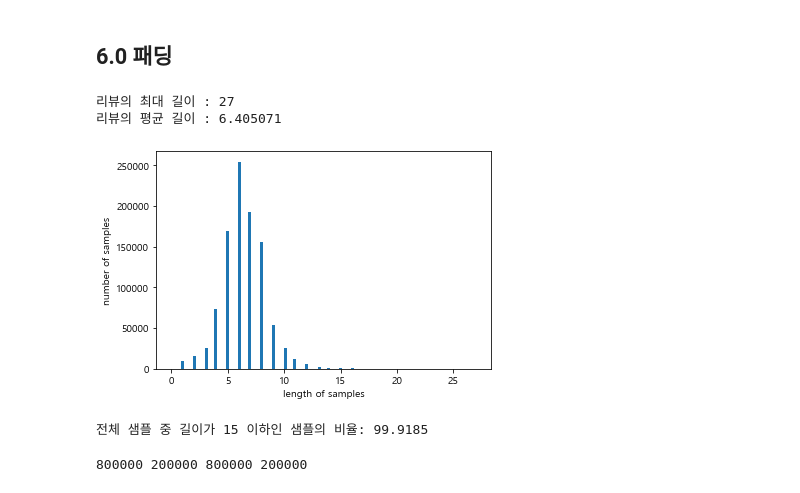
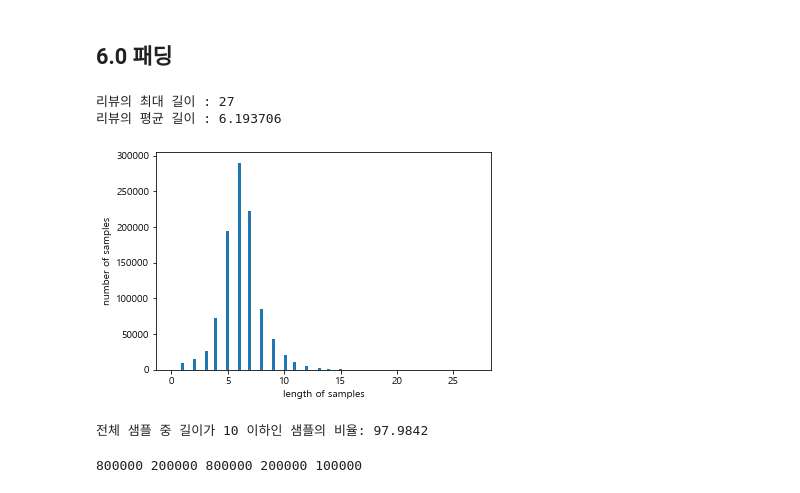
Before and after one commit to huitaek/contest-kostat-ai, a Jupyter notebook: preprocessing.ipynb, the cells around one changed output. Cells and saved outputs as stored; diff of their text form; code cells hidden in the pictures.

```diff
--- a/preprocessing.ipynb
+++ b/preprocessing.ipynb
@@ -356,11 +323,3 @@ plt.show()
 [figure]
 # %% [markdown]
 ## <b>3.0 데이터 정제</b>
-# %%
-train['text_obj'] = train['text_obj'].str.replace('[^ㄱ-ㅎㅏ-ㅣ가-힣 ]','').str.replace('^ +', '') # [ㄱ - ㅎ, ㅏ - ㅣ, 가 - 핳] 제외 제거
-train['text_mthd'] = train['text_mthd'].str.replace('[^ㄱ-ㅎㅏ-ㅣ가-힣 ]','').str.replace('^ +', '') # [ㄱ - ㅎ, ㅏ - ㅣ, 가 - 핳] 제외 제거
-train['text_deal'] = train['text_deal'].str.replace('[^ㄱ-ㅎㅏ-ㅣ가-힣 ]','').str.replace('^ +', '') # [ㄱ - ㅎ, ㅏ - ㅣ, 가 - 핳] 제외 제거
-
-test['text_obj'] = test['text_obj'].str.replace('[^ㄱ-ㅎㅏ-ㅣ가-힣 ]','').str.replace('^ +', '')
-test['text_mthd'] = test['text_mthd'].str.replace('[^ㄱ-ㅎㅏ-ㅣ가-힣 ]','').str.replace('^ +', '')
-test['text_deal'] = test['text_deal'].str.replace('[^ㄱ-ㅎㅏ-ㅣ가-힣 ]','').str.replace('^ +', '')
@@ -367 +328,7 @@ test['text_deal'] = test['text_deal'].str.replace('[^ㄱ-ㅎㅏ-ㅣ가-힣 ]',''
+# %%
+# 구두점, 오타(ㅋ, ㅡ 등 한글자) 제거
+
+for col in tqdm(train[['text_obj', 'text_mthd', 'text_deal']].columns):
+    train[col] = train[col].str.replace('[^ㄱ-ㅎㅏ-ㅣ가-힣a-zA-z ]',' ', regex=True).str.replace('[* , .]', ' ', regex=True)
+    test[col] = test[col].str.replace('[^ㄱ-ㅎㅏ-ㅣ가-힣a-zA-z ]','', regex=True).str.replace('[* , .]', ' ', regex=True)
 # %% [markdown]
@@ -506,0 +360,6 @@ stopwords
+# %%
+# 작성해둔 한국어 불용어 사전 불러오기
+
+stopwords = pd.read_csv("./data/stopwords/stopwords.csv", encoding='CP949')
+stopwords = stopwords['stopwords']
+print(stopwords, len(stopwords))
@@ -663,8 +545,7 @@ for i in list(X_train['digit_3'].unique()):
 # %% [markdown]
 ## <b>5.0 인코딩</b>
 # %%
-X_train = pd.read_csv('./data/mecab/tokenized_train.csv')
-# X_train = pd.Series(X_train['text'])
+X_train = pd.read_csv('./data/mecab/tokenized_train.csv', encoding='CP949')
 
 y_train = X_train[['digit_1', 'digit_2', 'digit_3']]
 X_train = X_train['text']
@@ -716,28 +627,28 @@ with open('./data/mecab/tokenizer.pickle', 'wb') as handle:
 # %%
 # max_len 결정
 
 print('리뷰의 최대 길이 :',max(len(word) for word in X_train))
 print('리뷰의 평균 길이 :',sum(map(len, X_train))/len(X_train))
 
 plt.hist([len(word) for word in X_train], bins=100)
 plt.xlabel('length of samples')
 plt.ylabel('number of samples')
 plt.show()
 
 def below_threshold_len(max_len, nested_list):
     count = 0
     for sentence in nested_list:
         if(len(sentence) <= max_len):
             count = count + 1
     print('전체 샘플 중 길이가 %s 이하인 샘플의 비율: %s'%(max_len, (count / len(nested_list))*100))
 
-max_len = 15
+max_len = 10
 below_threshold_len(max_len, X_train)
 # %% [output]
 리뷰의 최대 길이 : 27
-리뷰의 평균 길이 : 6.405071
+리뷰의 평균 길이 : 6.193706
-[figure, old version]
+[figure, new version]
-전체 샘플 중 길이가 15 이하인 샘플의 비율: 99.9185
+전체 샘플 중 길이가 10 이하인 샘플의 비율: 97.9842
 # %%
 # max_len 에 맞게 데이터셋 패딩
 
@@ -747,11 +661,12 @@ X_train, X_valid, y_train, y_valid = train_test_split(X_train, y_train, test_siz
 # %%
 # 데이터 셋 저장
 
-pd.DataFrame(X_train).to_csv('./data/mecab/X_train.csv', index=False)
-pd.DataFrame(X_valid).to_csv('./data/mecab/X_test.csv', index=False)
-y_train.to_csv('./data/mecab/y_train.csv', index=False)
-y_valid.to_csv('./data/mecab/y_test.csv', index=False)
+pd.DataFrame(X_train).to_csv('./data/mecab/X_train.csv', encoding='CP949', index=False)
+pd.DataFrame(X_valid).to_csv('./data/mecab/X_valid.csv', encoding='CP949', index=False)
+pd.DataFrame(X_test).to_csv('./data/mecab/X_test.csv', encoding='CP949', index=False)
+y_train.to_csv('./data/mecab/y_train.csv', encoding='CP949', index=False)
+y_valid.to_csv('./data/mecab/y_valid.csv', encoding='CP949', index=False)
 
-print(len(X_train), len(X_valid), len(y_train), len(y_valid))
+print(len(X_train), len(X_valid), len(y_train), len(y_valid), len(X_test))
 # %% [output]
-800000 200000 800000 200000
+800000 200000 800000 200000 100000
```
Also changed, not shown: parts of 46 cells of this notebook, 42 other files.
